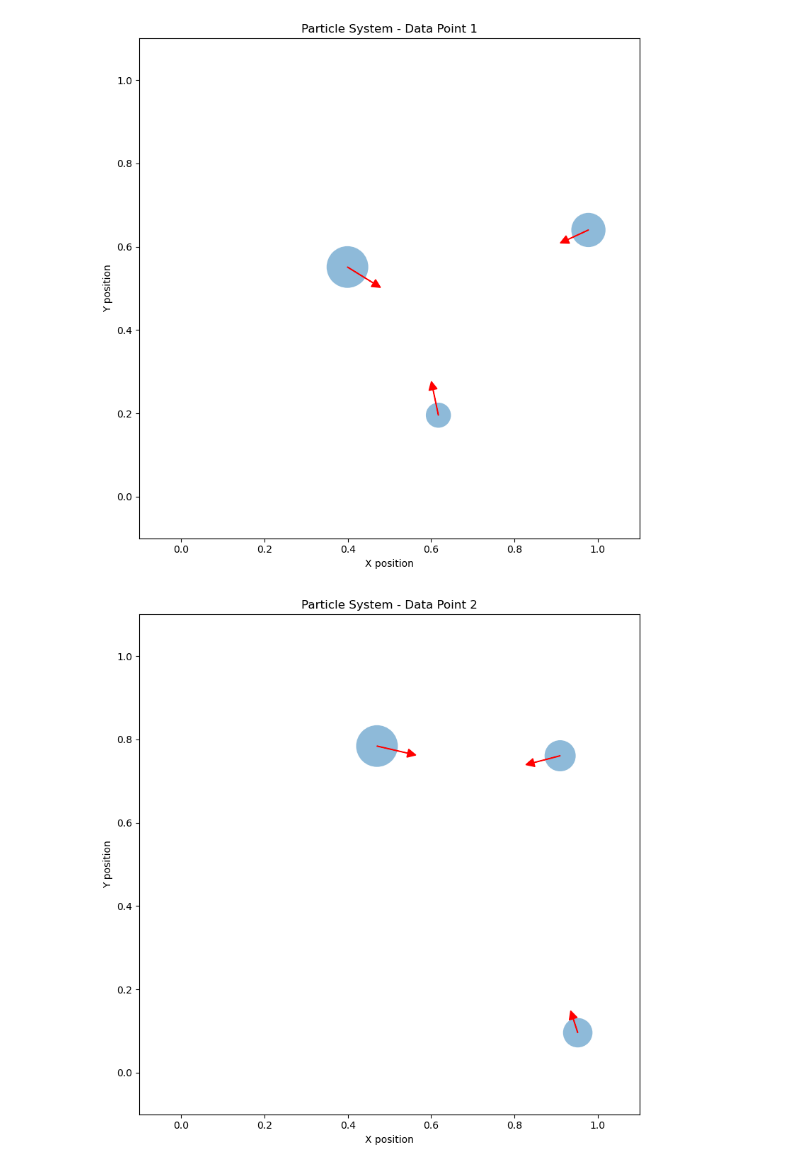
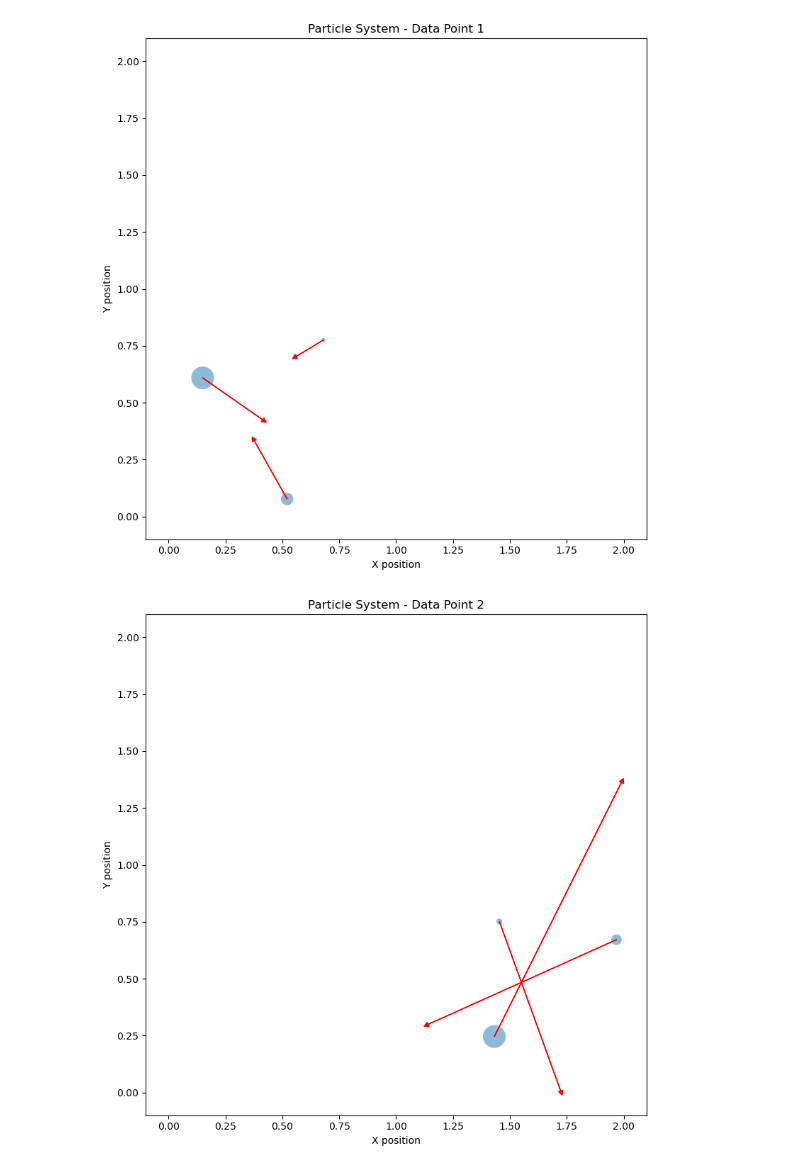
Before and after one commit to PolG24/TFG, a Jupyter notebook: gravity/data_generation.ipynb, the cells around one changed output. Saved outputs shown, nothing was run; the diff lists cells and outputs as text; code cells hidden in the pictures.

```diff
--- a/gravity/data_generation.ipynb
+++ b/gravity/data_generation.ipynb
@@ -19,17 +19,33 @@ def calculate_force(particle1, particle2):
 
 def generate_particle_dataset(num_points):
     dataset = []
-    min_distance = 0.1  # Minimum distance constraint
+    min_distance = 0.5  # Minimum distance constraint
 
-    for _ in range(num_points):
+    for i in range(num_points):
+        # Generate the points in different locations to unbias learning
+        x_beginning = None
+        y_beginning = None
+        if i % 4 == 0:
+            x_beginning = 0
+            y_beginning = 0
+        elif i % 4 == 1:
+            x_beginning = 1
+            y_beginning = 0
+        elif i % 4 == 2:
+            x_beginning = 0
+            y_beginning = 1
+        else:
+            x_beginning = 1
+            y_beginning = 1
+
         data_point = []
         positions = []
 
         # Generate 3 particles with unique positions separated by at least 0.1
         for _ in range(3):
             while True:
-                x = np.random.uniform(0, 1)
-                y = np.random.uniform(0, 1)
+                x = np.random.uniform(x_beginning, x_beginning + 1)
+                y = np.random.uniform(y_beginning, y_beginning + 1)
                 position = (x, y)
 
                 # Check distance against all existing particles
@@ -37,7 +53,7 @@ def generate_particle_dataset(num_points):
                     positions.append(position)
                     break
 
-            mass = np.random.uniform(0.1, 1)
+            mass = np.random.uniform(0.1, 6)
             particle = [x, y, mass, [0, 0]]  # [x, y, mass, [force_x, force_y]]
             data_point.append(particle)
 
@@ -54,7 +70,7 @@ def generate_particle_dataset(num_points):
     return dataset
 
 # Generate a dataset with 100 data points
-num_points = 1000
+num_points = 50000
 particle_dataset = generate_particle_dataset(num_points)
 
 # Print the first few data points as an example
@@ -87,40 +103,40 @@ def plot_particle_system(data_point, index):
     fig, ax = plt.subplots(figsize=(8, 8))
 
     # Set plot limits
-    ax.set_xlim(-0.1, 1.1)
-    ax.set_ylim(-0.1, 1.1)
+    ax.set_xlim(-0.1, 2.1)
+    ax.set_ylim(-0.1, 2.1)
 
     # Find the maximum mass for scaling
     max_mass = max(particle[2] for particle in data_point)
 
     # Plot particles and forces
     for particle in data_point:
         x, y, mass, force = particle
 
         # Plot particle as a circle
         radius = (mass / max_mass) / 20  # Scale size relative to maximum mass
         circle = plt.Circle((x, y), radius=radius, fill=True, alpha=0.5)
         ax.add_artist(circle)
 
         # Plot force arrow
         force_x, force_y = force
         # Scale arrow length
         scale = 0.02
         ax.arrow(x, y, force_x * scale, force_y * scale,
                     head_width=0.02, head_length=0.02, fc='r', ec='r')
 
     ax.set_aspect('equal')
     ax.set_title(f'Particle System - Data Point {index}')
     ax.set_xlabel('X position')
     ax.set_ylabel('Y position')
 
     plt.tight_layout()
     plt.show()
 
 # Assuming particle_dataset is already generated
 # Plot the first 3 data points
 for i, data_point in enumerate(particle_dataset[:3]):
     plot_particle_system(data_point, i+1)
 # %% [output]
-[figure, old version]
+[figure, new version]
-[figure, old version]
+[figure, new version]
```
Also changed, not shown: parts of 10 cells of this notebook.
